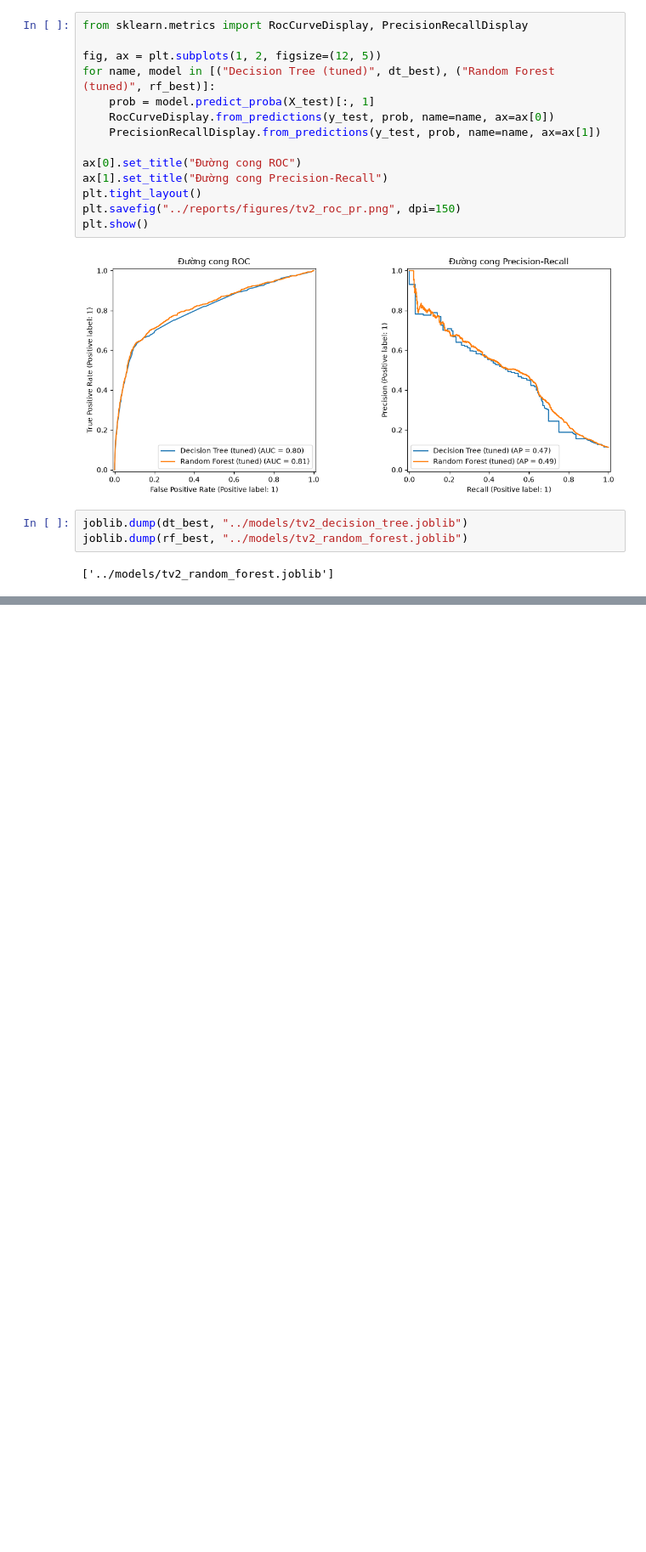
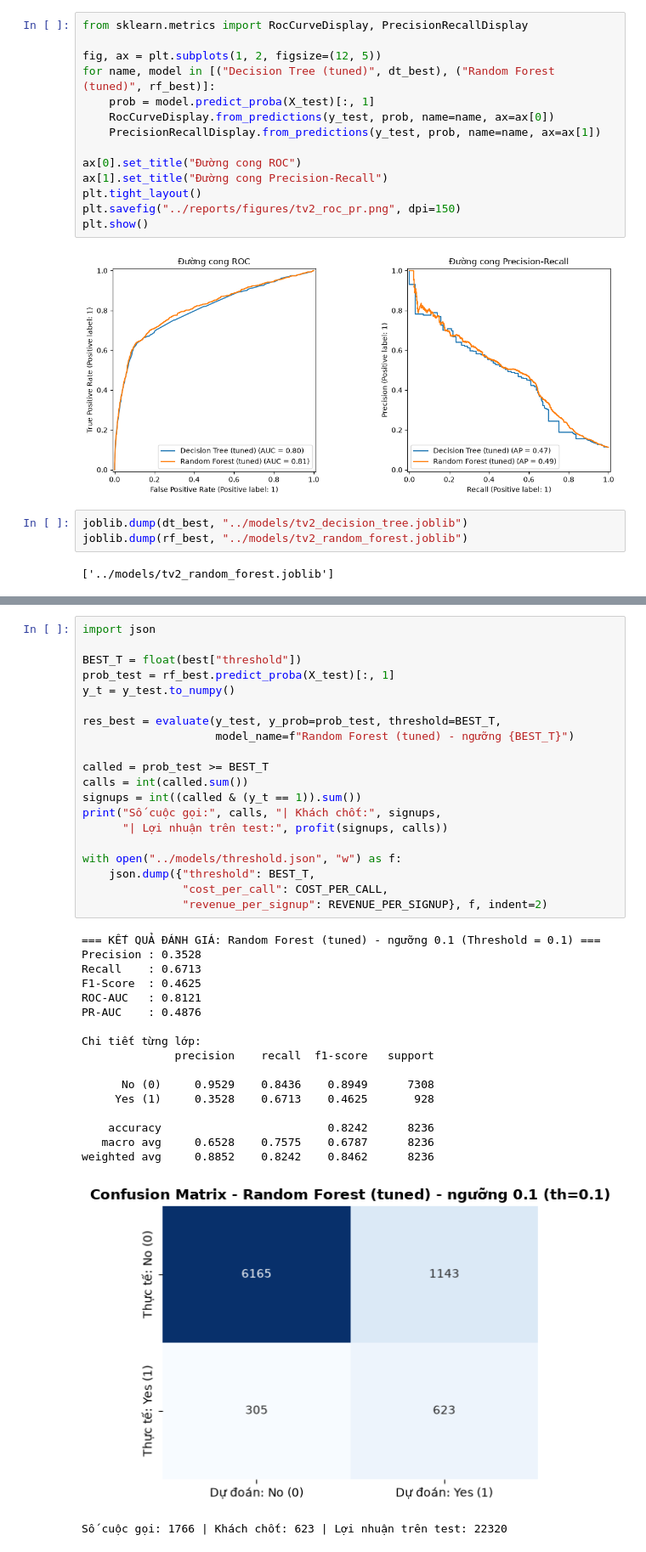
Before and after one commit to bibabibo112/bank-marketing-prediction, a Jupyter notebook: notebooks/02_decision_tree_rf.ipynb, the cells around one changed output, grey strips where cells are left out. Shown at 85% size. Cells and saved outputs as stored; diff of their text form; blank space fills up the shorter version.

```diff
--- a/notebooks/02_decision_tree_rf.ipynb
+++ b/notebooks/02_decision_tree_rf.ipynb
@@ -266,0 +329,39 @@ joblib.dump(rf_best, "../models/tv2_random_forest.joblib")
+# %%
+import json
+
+BEST_T = float(best["threshold"])
+prob_test = rf_best.predict_proba(X_test)[:, 1]
+y_t = y_test.to_numpy()
+
+res_best = evaluate(y_test, y_prob=prob_test, threshold=BEST_T,
+                    model_name=f"Random Forest (tuned) - ngưỡng {BEST_T}")
+
+called = prob_test >= BEST_T
+calls = int(called.sum())
+signups = int((called & (y_t == 1)).sum())
+print("Số cuộc gọi:", calls, "| Khách chốt:", signups,
+      "| Lợi nhuận trên test:", profit(signups, calls))
+
+with open("../models/threshold.json", "w") as f:
+    json.dump({"threshold": BEST_T,
+               "cost_per_call": COST_PER_CALL,
+               "revenue_per_signup": REVENUE_PER_SIGNUP}, f, indent=2)
+# %% [output]
+=== KẾT QUẢ ĐÁNH GIÁ: Random Forest (tuned) - ngưỡng 0.1 (Threshold = 0.1) ===
+Precision : 0.3528
+Recall    : 0.6713
+F1-Score  : 0.4625
+ROC-AUC   : 0.8121
+PR-AUC    : 0.4876
+
+Chi tiết từng lớp:
+              precision    recall  f1-score   support
+
+      No (0)     0.9529    0.8436    0.8949      7308
+     Yes (1)     0.3528    0.6713    0.4625       928
+
+    accuracy                         0.8242      8236
+   macro avg     0.6528    0.7575    0.6787      8236
+weighted avg     0.8852    0.8242    0.8462      8236
+[figure, added]
+Số cuộc gọi: 1766 | Khách chốt: 623 | Lợi nhuận trên test: 22320
```
Also changed, not shown: parts of 18 cells of this notebook, 3 other files.
